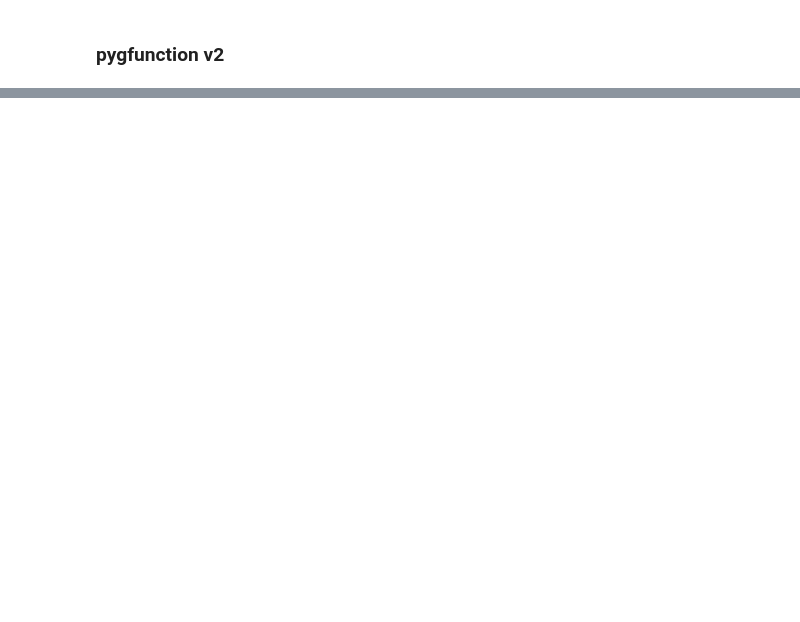
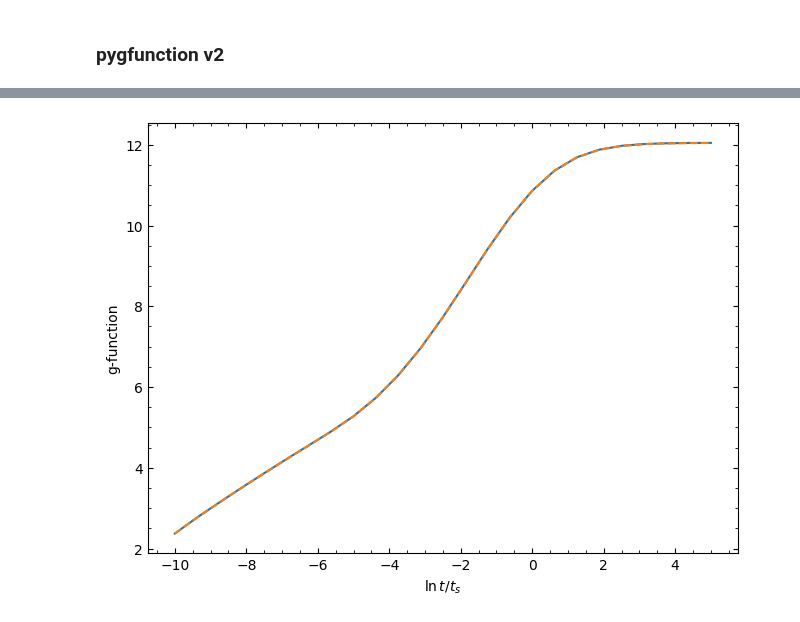
Before and after one commit to MassimoCimmino/pygfunction-HigherOrder, a Jupyter notebook: notebooks/g_function_mixed_inlet_conditions.ipynb, the cells around one changed output, grey strips where cells are left out. Drawn from its saved outputs; the diff is of its cells as text; code cells hidden in the pictures; blank space fills up the shorter version.

```diff
--- a/notebooks/g_function_mixed_inlet_conditions.ipynb
+++ b/notebooks/g_function_mixed_inlet_conditions.ipynb
@@ -251,0 +216,25 @@ plt.show()
+# %%
+# Pipe thermal resistance
+R_p = gt.pipes.conduction_thermal_resistance_circular_pipe(
+        r_p_in, r_p_out, k_p)
+# Fluid to inner pipe wall thermal resistance (Single U-tube)
+h_f = gt.pipes.convective_heat_transfer_coefficient_circular_pipe(
+        m_flow[0], r_p_in, fluid.viscosity(), fluid.density(), fluid.conductivity(), fluid.specific_heat(), epsilon)
+R_f = 1.0 / (h_f * 2 * np.pi * r_p_in)
+
+# Single U-tube, same for all boreholes in the bore field
+UTubes = []
+for borehole in field_pygfunction:
+    SingleUTube = gt.pipes.SingleUTube(
+        p_pipe, r_p_in, r_p_out, borehole, k_s, k_b, R_f + R_p)
+    UTubes.append(SingleUTube)
+network = gt.networks.Network(
+    field_pygfunction,
+    UTubes,
+    bore_connectivity=bore_connectivity)
+
+# Effective bore field thermal resistance
+g_func_vmf_pygfunction = gt.gfunction.gFunction(
+    network, alpha, time=time, m_flow_network=m_flow[:2], cp_f=cp_f,
+    boundary_condition='MIFT', options=options
+    )
@@ -251,0 +250,8 @@ plt.show()
+# %%
+fig, ax = plt.subplots(constrained_layout=True)
+ax = gt3.plot._format_axis(ax, [r'$\ln{t / t_s}$', r'g-function'])
+ax.plot(tt_s, g_func[:, 0, 1])
+ax.plot(tt_s, g_func_vmf_pygfunction.gFunc[0, 1, :], linestyle='--')
+plt.show()
+# %% [output]
+[figure, added]
```
Also changed, not shown: parts of 10 cells of this notebook, 1 other file.
